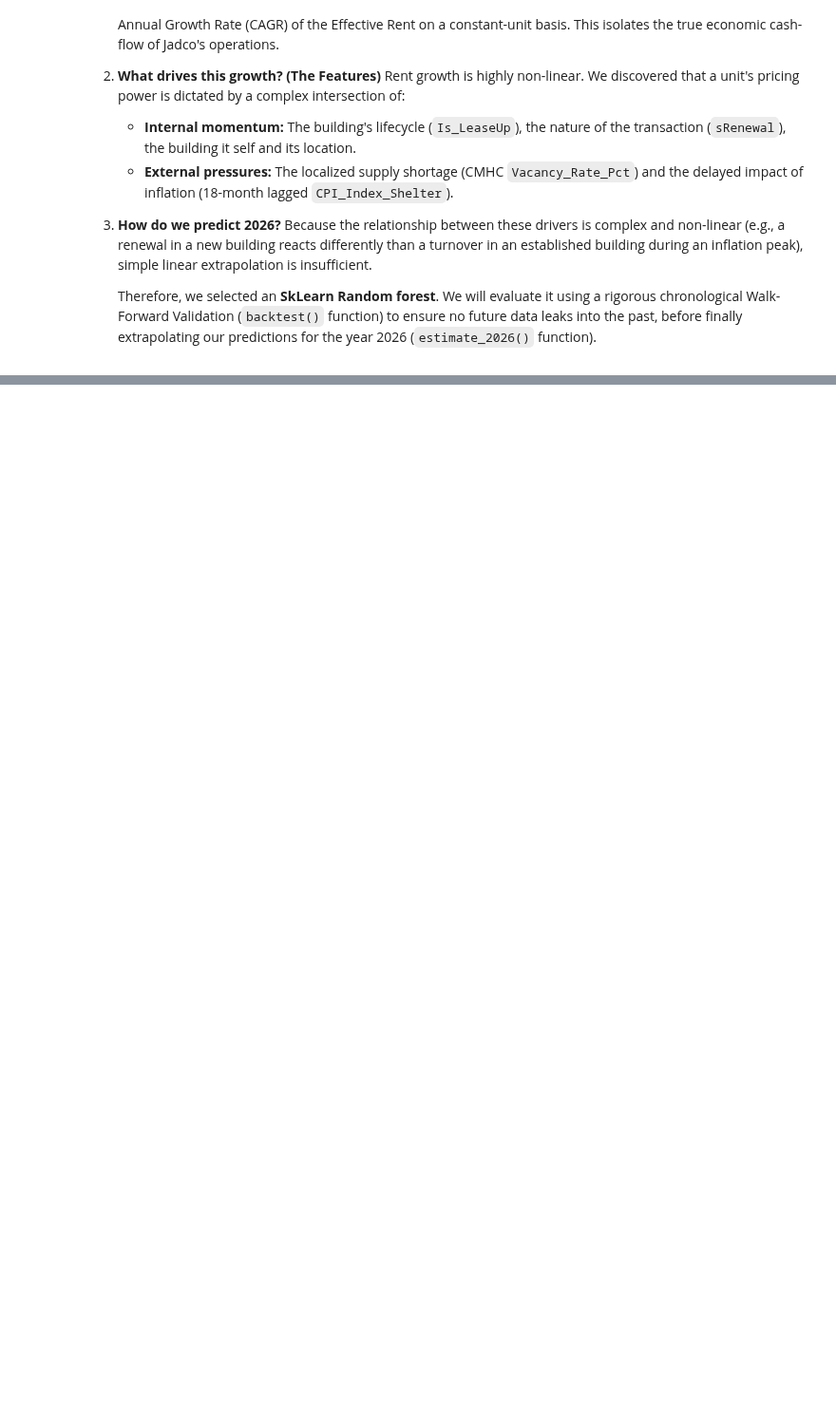
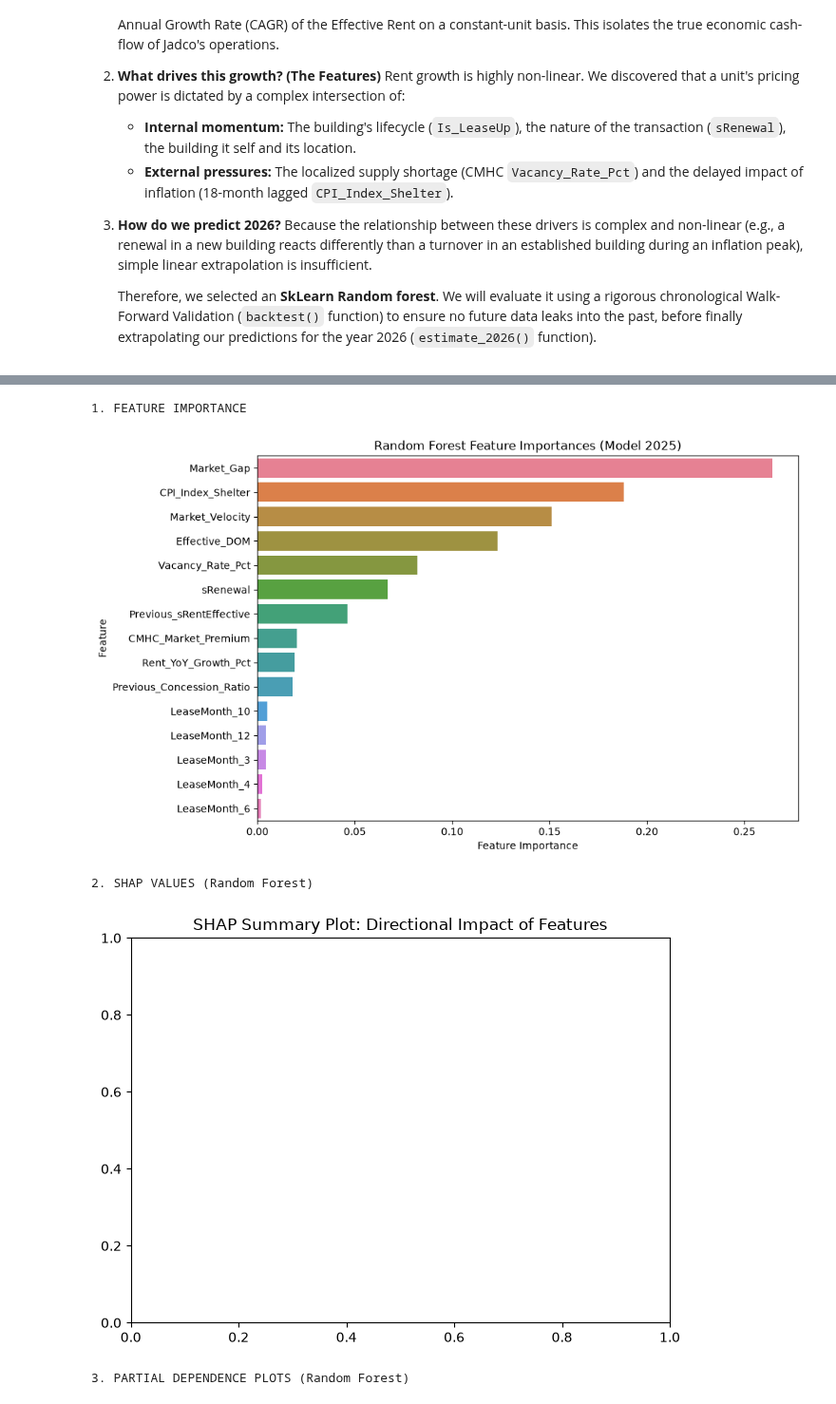
Before and after one commit to Frigonf1/codeml_jadco, a Jupyter notebook: final_submission.ipynb, the cells around one changed output, grey strips where cells are left out. Shown at 95% size. Drawn from its saved outputs; the diff is of its cells as text; code cells hidden in the pictures; blank space fills up the shorter version.

```diff
--- a/final_submission.ipynb
+++ b/final_submission.ipynb
@@ -552,0 +912,51 @@ Before moving to the predictive phase, let us summarize our answers to the core
+# %%
+target_years = [2023, 2024, 2025]
+train_mask = X['Lease_Year'] < 2025
+X_train = X[train_mask].drop(columns=['Lease_Year']).astype(float)
+
+# import shap
+from sklearn.inspection import PartialDependenceDisplay
+
+last_year = target_years[-1]
+final_model = rf_models[last_year]
+
+print("1. FEATURE IMPORTANCE")
+imp_df = pd.DataFrame({
+    'Feature': X.drop(columns=['Lease_Year']).columns,
+    'Importance': final_model.feature_importances_
+}).sort_values('Importance', ascending=False).head(15)
+
+plt.figure(figsize=(10, 6))
+sns.barplot(data=imp_df, x='Importance', y='Feature', hue='Feature', legend=False)
+plt.title(f'Random Forest Feature Importances (Model {last_year})')
+plt.xlabel('Feature Importance')
+plt.tight_layout()
+plt.savefig('feature_importance.png', dpi=300)
+plt.show()
+
+print("\n2. SHAP VALUES (Random Forest)")
+# SHAP shows exactly how much each feature moved the prediction for individual buildings
+# explainer = shap.TreeExplainer(final_model)
+# shap_values = explainer(X_train)
+# shap.summary_plot(shap_values, X_train, plot_type="dot", show=False)
+plt.title('SHAP Summary Plot: Directional Impact of Features')
+plt.tight_layout()
+# plt.savefig('shap_summary.png', dpi=300)
+plt.show()
+
+print("\n3. PARTIAL DEPENDENCE PLOTS (Random Forest)")
+# PDPs isolate a feature to show how the model reacts as that feature scales up or down
+rf_final = rf_models[last_year]
+features_to_plot = ['CPI_Index_Shelter', 'sRenewal', 'Effective_DOM']
+fig, ax = plt.subplots(figsize=(15, 5))
+PartialDependenceDisplay.from_estimator(rf_final, X_train, features_to_plot, ax=ax)
+plt.suptitle('Partial Dependence: How specific metrics isolate and affect Rent Growth')
+plt.tight_layout()
+plt.savefig('pdp_plots.png', dpi=300)
+plt.show()
+# %% [output]
+1. FEATURE IMPORTANCE
+[figure, added]
+2. SHAP VALUES (Random Forest)
+[figure, added]
+3. PARTIAL DEPENDENCE PLOTS (Random Forest)
```
Also changed, not shown: parts of 18 cells of this notebook, 20 other files.
